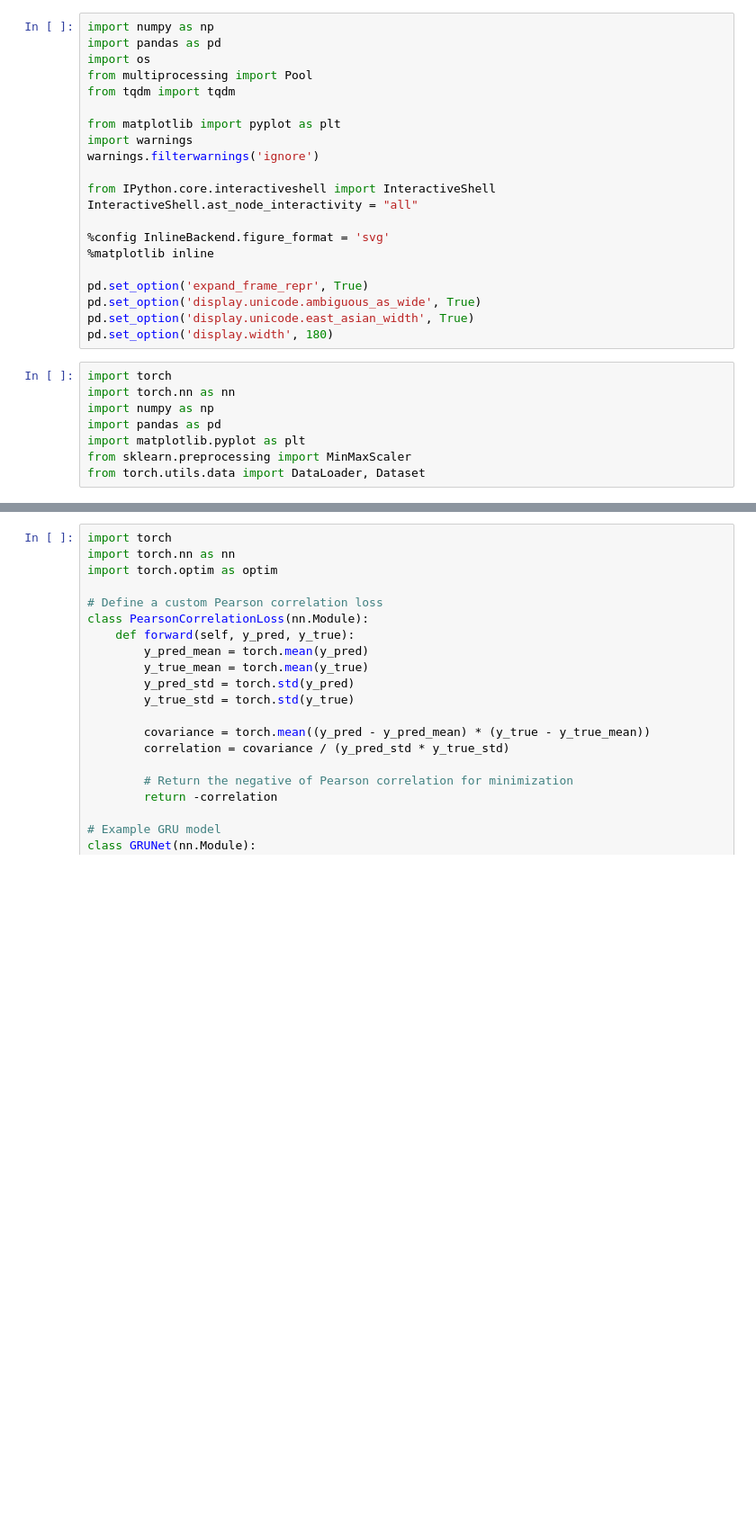
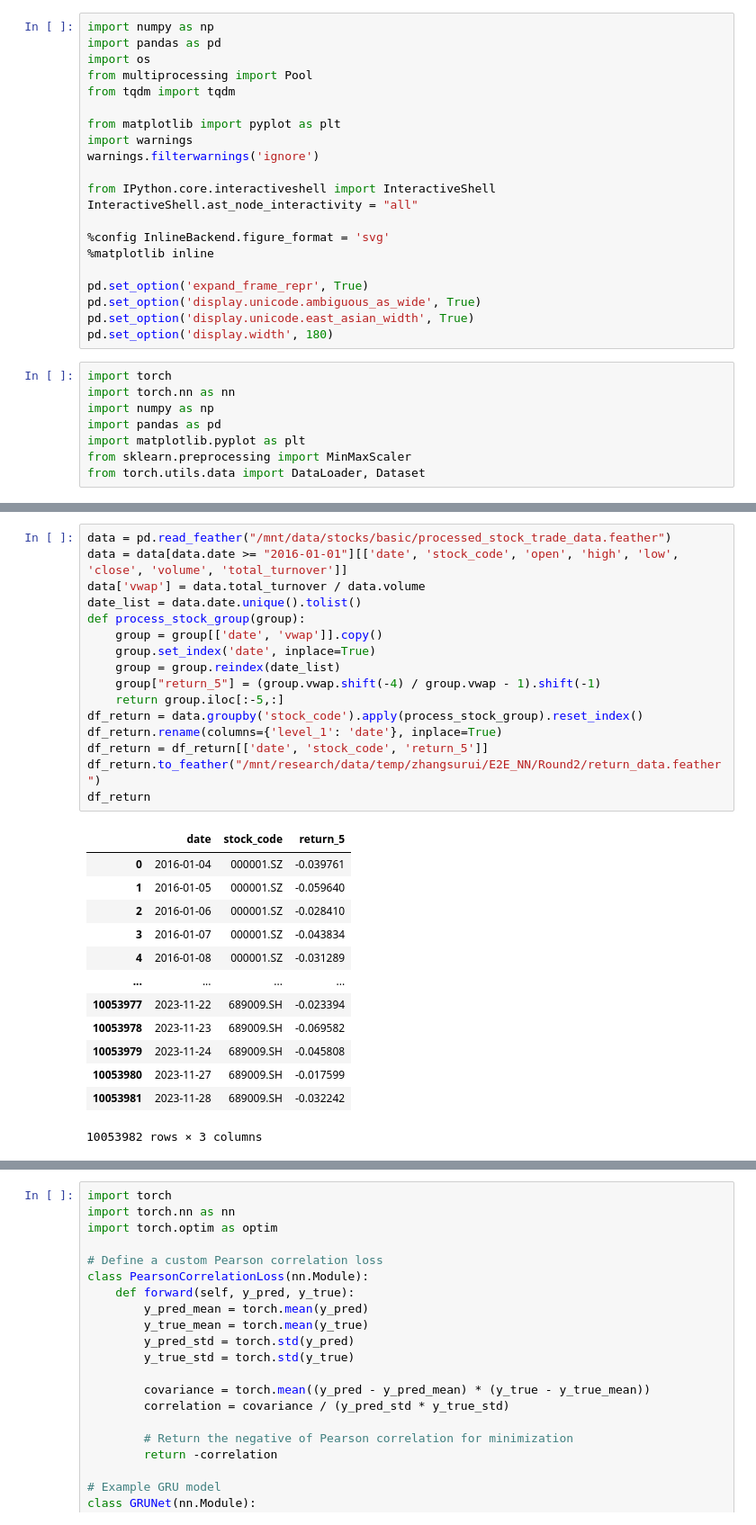
Before and after one commit to Alex-Zhang-074/Project_E2E, a Jupyter notebook: V2_GRU_model.ipynb, the cells around one changed output, grey strips where cells are left out. Shown at 90% size. Drawn from its saved outputs; the diff is of its cells as text; blank space fills up the shorter version.

```diff
--- a/V2_GRU_model.ipynb
+++ b/V2_GRU_model.ipynb
@@ -36,0 +42,30 @@ api = DataAPI()
+# %%
+data = pd.read_feather("/mnt/data/stocks/basic/processed_stock_trade_data.feather")
+data = data[data.date >= "2016-01-01"][['date', 'stock_code', 'open', 'high', 'low', 'close', 'volume', 'total_turnover']]
+data['vwap'] = data.total_turnover / data.volume
+date_list = data.date.unique().tolist()
+def process_stock_group(group):
+    group = group[['date', 'vwap']].copy()
+    group.set_index('date', inplace=True)
+    group = group.reindex(date_list)
+    group["return_5"] = (group.vwap.shift(-4) / group.vwap - 1).shift(-1)
+    return group.iloc[:-5,:]
+df_return = data.groupby('stock_code').apply(process_stock_group).reset_index()
+df_return.rename(columns={'level_1': 'date'}, inplace=True)
+df_return = df_return[['date', 'stock_code', 'return_5']]
+df_return.to_feather("/mnt/research/data/temp/zhangsurui/E2E_NN/Round2/return_data.feather")
+df_return
+# %% [output]
+|  | date | stock_code | return_5 |
+| 0 | 2016-01-04 | 000001.SZ | -0.039761 |
+| 1 | 2016-01-05 | 000001.SZ | -0.059640 |
+| 2 | 2016-01-06 | 000001.SZ | -0.028410 |
+| 3 | 2016-01-07 | 000001.SZ | -0.043834 |
+| 4 | 2016-01-08 | 000001.SZ | -0.031289 |
+| ... | ... | ... | ... |
+| 10053977 | 2023-11-22 | 689009.SH | -0.023394 |
+| 10053978 | 2023-11-23 | 689009.SH | -0.069582 |
+| 10053979 | 2023-11-24 | 689009.SH | -0.045808 |
+| 10053980 | 2023-11-27 | 689009.SH | -0.017599 |
+| 10053981 | 2023-11-28 | 689009.SH | -0.032242 |
+10053982 rows × 3 columns
```
Also changed, not shown: parts of 6 cells of this notebook, 2 other files.
